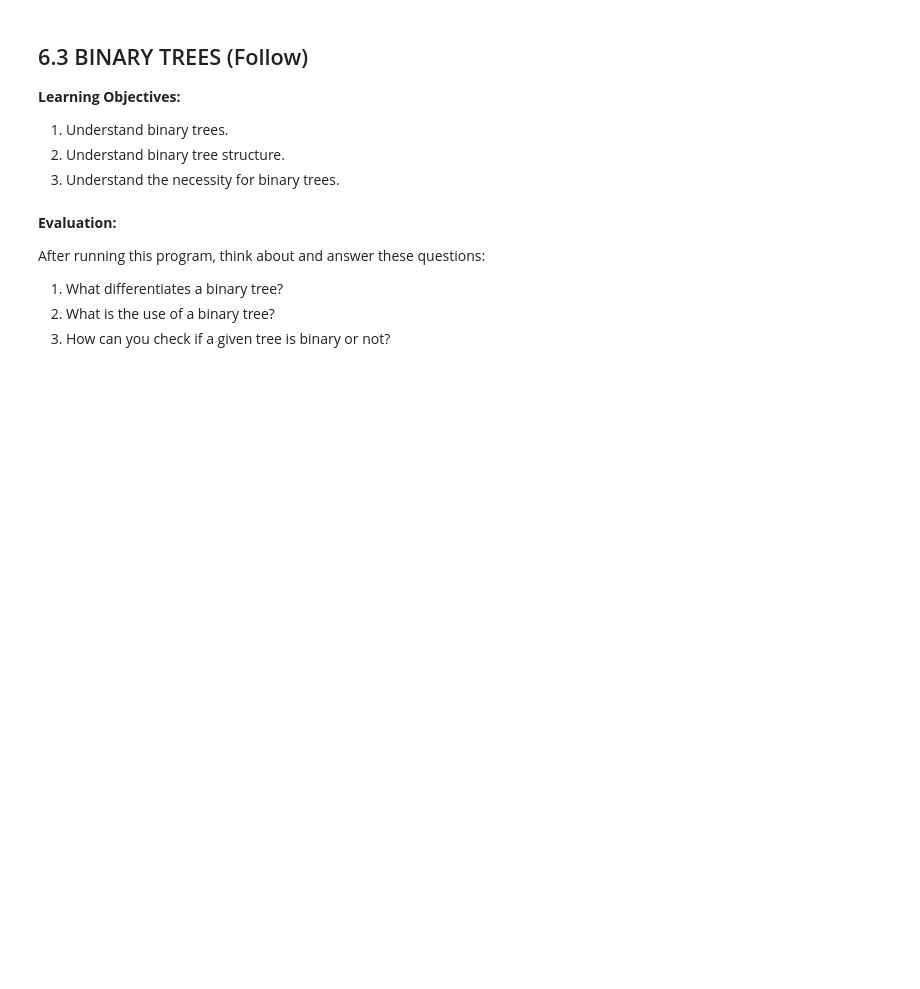
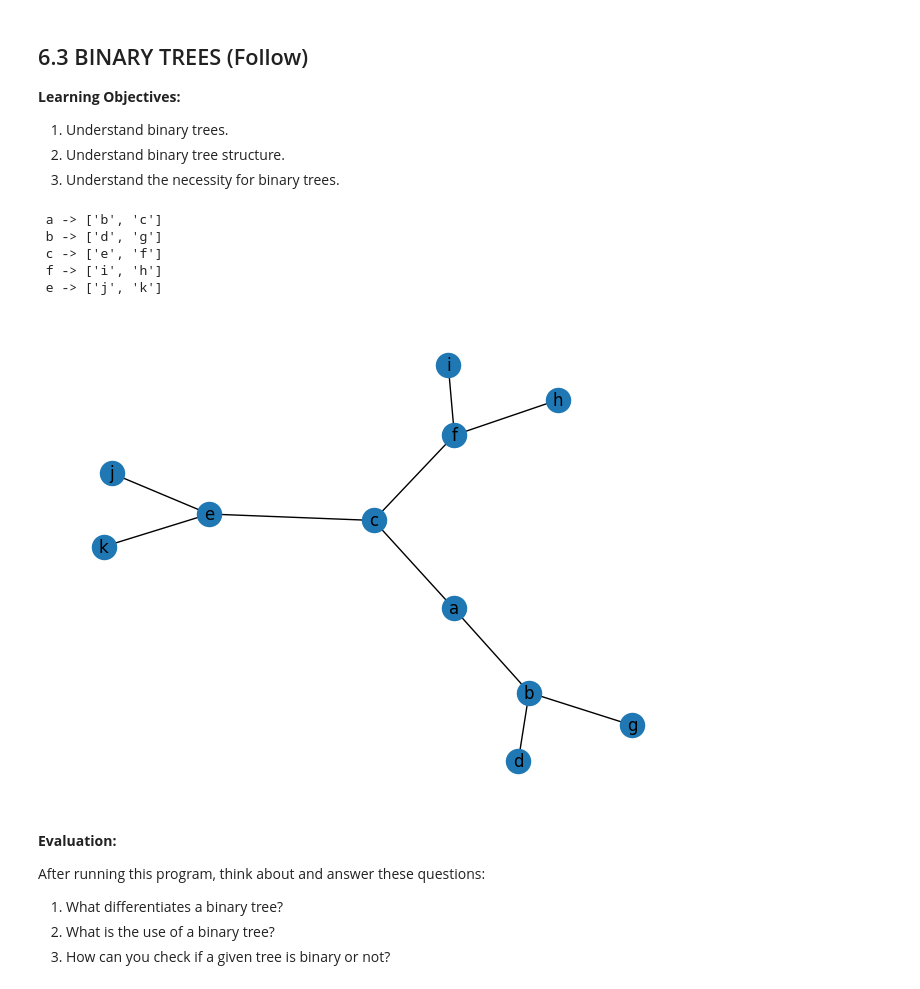
Before and after one commit to jeffgoeken/My_NCState_Homework, a Jupyter notebook: Week6-student.ipynb, the cells around one changed output. Cells and saved outputs as stored; diff of their text form; code cells hidden in the pictures; blank space fills up the shorter version.

```diff
--- a/Week6-student.ipynb
+++ b/Week6-student.ipynb
@@ -216,32 +216,57 @@ print(g)
 # %%
 """
 Add comments for you own reference
 """
 
 from collections import defaultdict
 import networkx as nx
 
 class Tree:
     def __init__(self):
         self.tree = defaultdict(list)
 
     def __str__(self):
         s = ""
         for i in self.tree:
             s += f'\n {i} -> {self.tree[i]}'
         return s
 
     def addEdge(self,u,v):
         self.tree[u].append(v)
 
     def plotTree(self):
         plot = nx.Graph()
         elist = []
         for i in self.tree:
             for j in self.tree[i]:
                 elist.append((i,j))
         plot.add_edges_from(elist)
         nx.draw(plot, with_labels = True)
+
+def main():
+    t = Tree()
+    t.addEdge('a', 'b')
+    t.addEdge('a', 'c')
+    t.addEdge('b', 'd')
+    t.addEdge('b', 'g')
+    t.addEdge('c', 'e')
+    t.addEdge('c', 'f')
+    t.addEdge('f', 'i')
+    t.addEdge('f', 'h')
+    t.addEdge('e', 'j')
+    t.addEdge('e', 'k')
+
+    t.plotTree()
+    print(t)
+
+main()
+# %% [output]
+ a -> ['b', 'c']
+ b -> ['d', 'g']
+ c -> ['e', 'f']
+ f -> ['i', 'h']
+ e -> ['j', 'k']
+[figure, added]
 # %%
 """
 Add comments for you own reference
```
